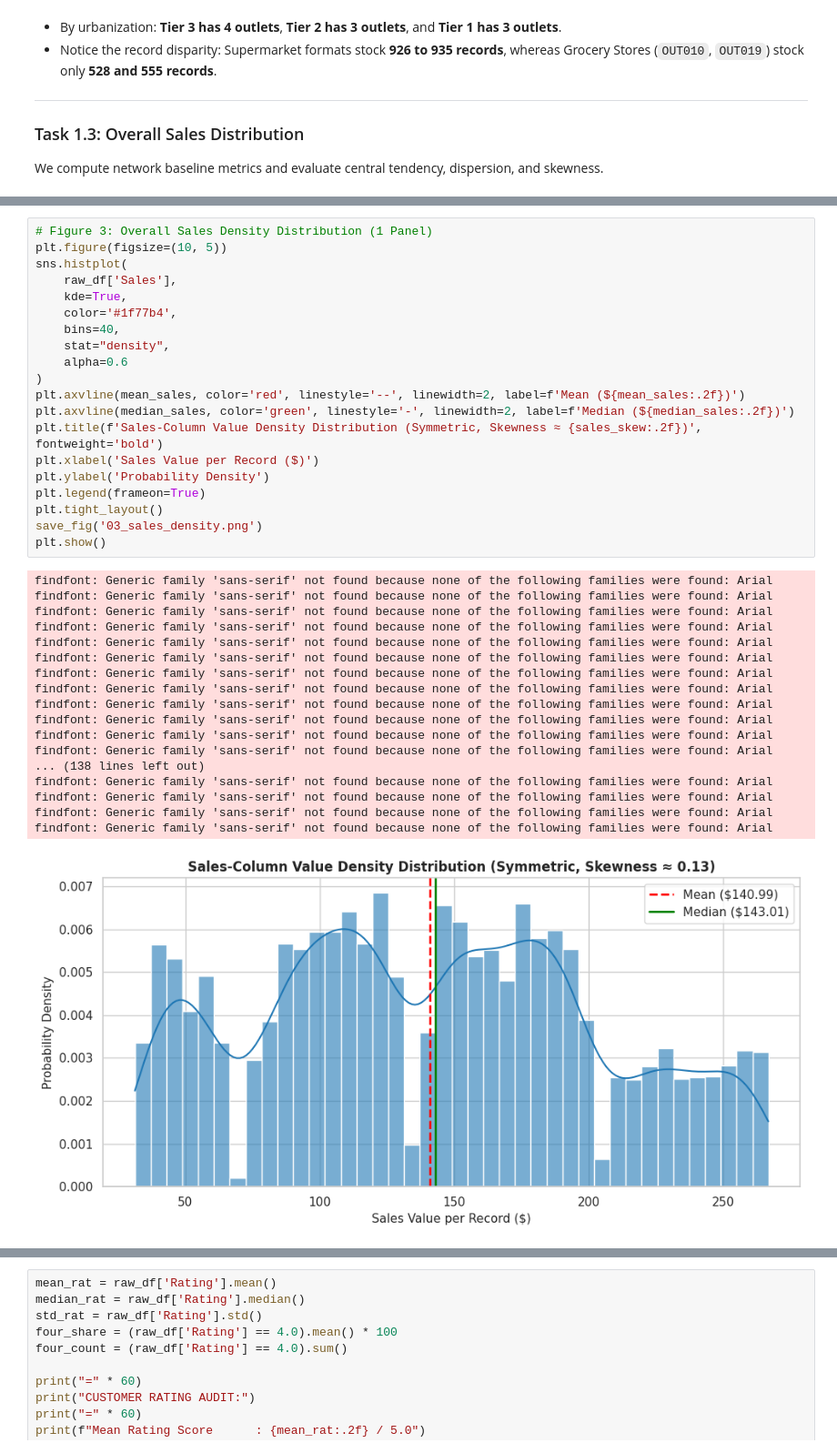
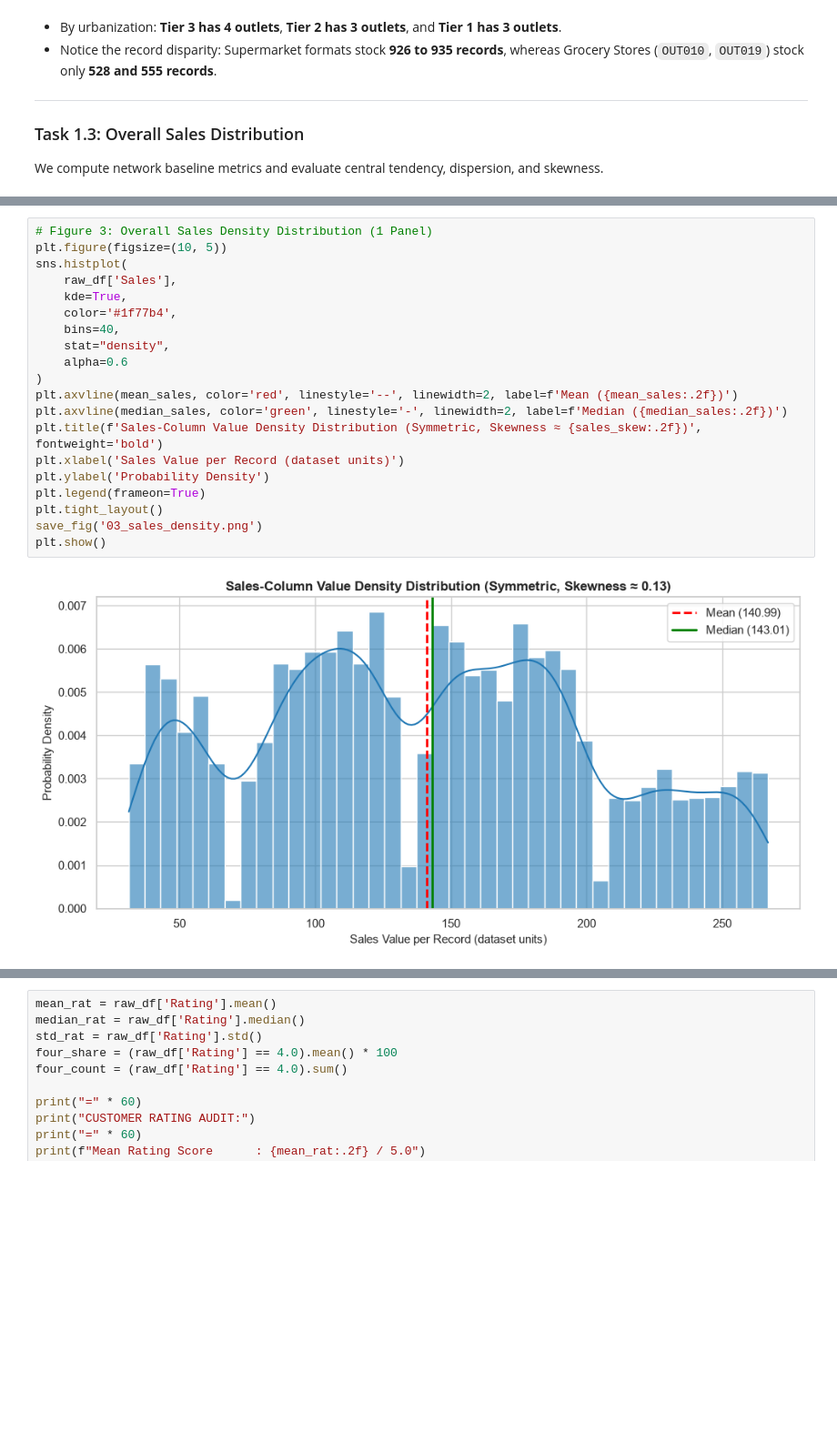
Before and after one commit to PoojaS-1616/data-analysis, a Jupyter notebook: BlinkIT-Grocery-Sales-Analysis/BlinkIT_Grocery_Sales_Analysis_v2.ipynb, the cells around one changed output, grey strips where cells are left out. Shown at 91% size. Saved outputs shown, nothing was run; the diff lists cells and outputs as text; blank space fills up the shorter version.

Commit message:
Finalize BlinkIT Grocery Sales Analysis - audited, validated, restricted data excluded

```diff
--- a/BlinkIT-Grocery-Sales-Analysis/BlinkIT_Grocery_Sales_Analysis_v2.ipynb
+++ b/BlinkIT-Grocery-Sales-Analysis/BlinkIT_Grocery_Sales_Analysis_v2.ipynb
@@ -365,41 +333,24 @@ Distribution Skewness  : 0.1272 (≈ 0.13, Symmetric)
 # %%
 # Figure 3: Overall Sales Density Distribution (1 Panel)
 plt.figure(figsize=(10, 5))
 sns.histplot(
     raw_df['Sales'],
     kde=True,
     color='#1f77b4',
     bins=40,
     stat="density",
     alpha=0.6
 )
-plt.axvline(mean_sales, color='red', linestyle='--', linewidth=2, label=f'Mean (${mean_sales:.2f})')
-plt.axvline(median_sales, color='green', linestyle='-', linewidth=2, label=f'Median (${median_sales:.2f})')
+plt.axvline(mean_sales, color='red', linestyle='--', linewidth=2, label=f'Mean ({mean_sales:.2f})')
+plt.axvline(median_sales, color='green', linestyle='-', linewidth=2, label=f'Median ({median_sales:.2f})')
 plt.title(f'Sales-Column Value Density Distribution (Symmetric, Skewness ≈ {sales_skew:.2f})', fontweight='bold')
-plt.xlabel('Sales Value per Record ($)')
+plt.xlabel('Sales Value per Record (dataset units)')
 plt.ylabel('Probability Density')
 plt.legend(frameon=True)
 plt.tight_layout()
 save_fig('03_sales_density.png')
 plt.show()
 # %% [output]
-findfont: Generic family 'sans-serif' not found because none of the following families were found: Arial
-findfont: Generic family 'sans-serif' not found because none of the following families were found: Arial
-findfont: Generic family 'sans-serif' not found because none of the following families were found: Arial
-findfont: Generic family 'sans-serif' not found because none of the following families were found: Arial
-findfont: Generic family 'sans-serif' not found because none of the following families were found: Arial
-findfont: Generic family 'sans-serif' not found because none of the following families were found: Arial
-findfont: Generic family 'sans-serif' not found because none of the following families were found: Arial
-findfont: Generic family 'sans-serif' not found because none of the following families were found: Arial
-findfont: Generic family 'sans-serif' not found because none of the following families were found: Arial
-findfont: Generic family 'sans-serif' not found because none of the following families were found: Arial
-findfont: Generic family 'sans-serif' not found because none of the following families were found: Arial
-findfont: Generic family 'sans-serif' not found because none of the following families were found: Arial
-... (138 lines left out)
-findfont: Generic family 'sans-serif' not found because none of the following families were found: Arial
-findfont: Generic family 'sans-serif' not found because none of the following families were found: Arial
-findfont: Generic family 'sans-serif' not found because none of the following families were found: Arial
-findfont: Generic family 'sans-serif' not found because none of the following families were found: Arial
-[figure, old version]
+[figure, new version]
 # %% [markdown]
 **Task 1.3 Findings & Distributional Characterization:**
```
Also changed, not shown: parts of 27 cells of this notebook, 32 other files.
